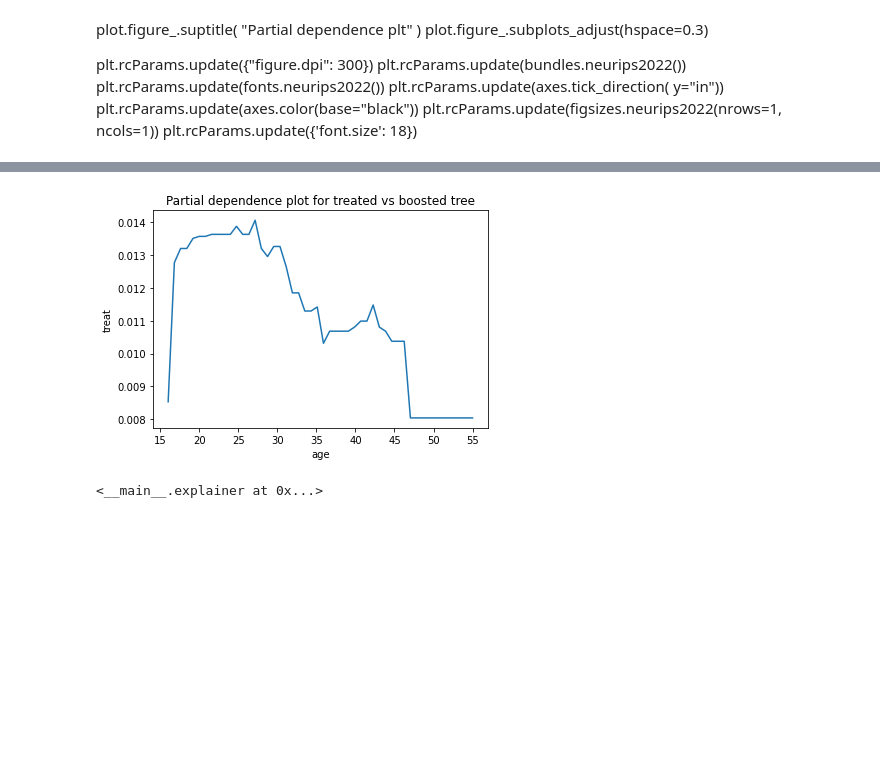
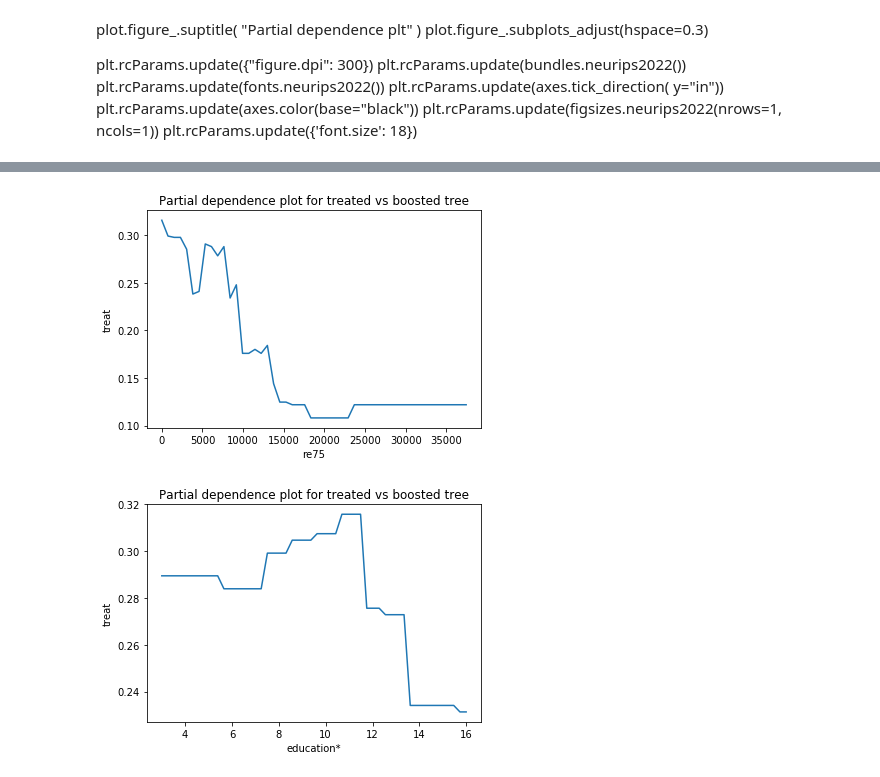
Before and after one commit to MawuliAgamah/ml-propensity-score-matching, a Jupyter notebook: Jupyter notebooks/model explanations.ipynb, the cells around one changed output, grey strips where cells are left out. Drawn from its saved outputs; the diff is of its cells as text; code cells hidden in the pictures; blank space fills up the shorter version.

Commit message:
partial dependence plots

```diff
--- a/Jupyter notebooks/model explanations.ipynb
+++ b/Jupyter notebooks/model explanations.ipynb
@@ -97,6 +57,0 @@ pdp_params = {"estimator":boostestedTree,
-# %%
-target_variable = "treat"
-covariateSelection1 = ['treat','age','education*','black','hispanic','married','nodegree','re75']
-features,target = dataset(target_variable,covariateSelection1,nswCps_lalonde)
-# %%
-features,target = dataset(target_variable,covariateSelection1,nswCps_lalonde)
@@ -321 +260,33 @@ class explainer:
+# %%
+class explainer(object):
+    """
+    explainer class takes in a model, dataset, list of covariates, list of targets and feature and target to plot
+    """
+    # Class attribute
+    def __init__(self,model,dataset,covariates,target,xy_list): # initialise class
+                  #bootstrap true false
+        super(explainer, self).__init__()
+        self.model = model
+        self.dataset = shuffle(dataset).reset_index(drop=True) # shuffle data
+        self.features = dataset[covariates]
+        self.target = dataset[target]
+        self.features_str = xy_list[0]
+        self.target_str = xy_list[1]
+
+    """
+    create partial dependence plot
+    """
+    def partialdependenceplotfunct(self):
+        x_values = np.linspace(np.min(self.features[self.features_str]), np.max(self.features[self.features_str])) # x-range for the feature
+        pdp_values = []
+        for n in x_values:
+            X_pdp = self.features.copy()
+            X_pdp[self.features_str] = n
+            pdp_values.append(np.mean(self.model.predict(X_pdp)))
+
+        plt.plot(x_values, pdp_values)
+        plt.ylabel(self.target_str)
+        plt.xlabel(self.features_str)
+        plt.title('Partial dependence plot for treated vs boosted tree')
+        plt.show()
 # %%
@@ -328,7 +300,0 @@ features,target = dataset(target_variable,covariateSelection1,nswCps_lalonde)
-# %%
-#pdp = explainer(dataset,model,bootstrap,)
-pdp = explainer(model,nswCps_lalonde)
-pdp.partialdependenceplotfunct("age","treat")
-# %% [output]
-[figure, removed]
-<__main__.explainer at 0x...>
@@ -345,2 +301,11 @@ from sklearn.inspection import PartialDependenceDisplay
 # %%
 tree.DecisionTreeClassifier(random_state=0) # decision tree
+# %%
+pdp = explainer(boost,nsw,covariateSelection1,target_variable,["re75","treat"])
+pdp2 = explainer(boost,nsw,covariateSelection1,target_variable,["education*","treat"])
+#pdp.variables_to_plot("education*","treat")
+pdp.partialdependenceplotfunct()
+pdp2.partialdependenceplotfunct()
+# %% [output]
+[figure, added]
+[figure, added]
```
Also changed, not shown: parts of 21 cells of this notebook, 4 other files.
